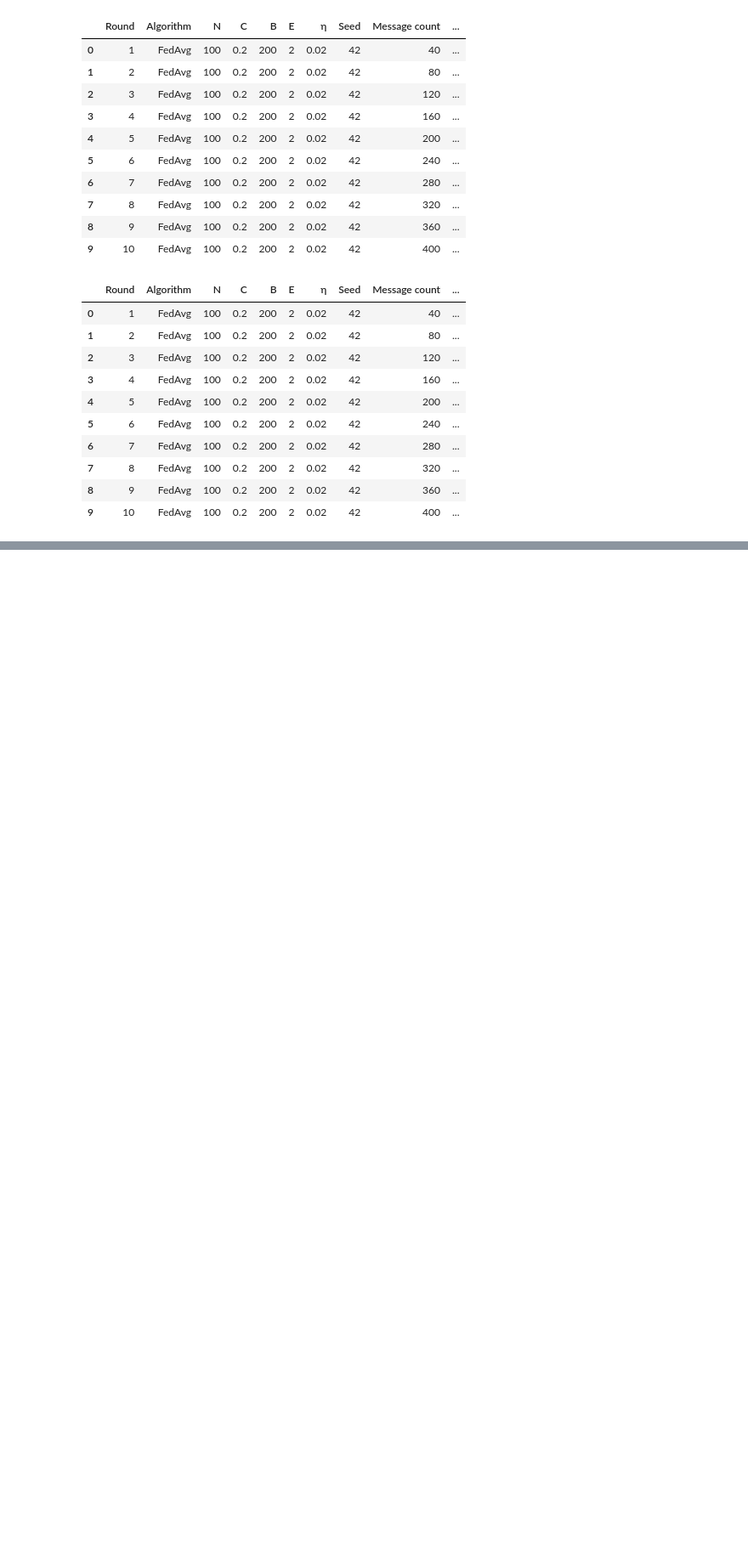
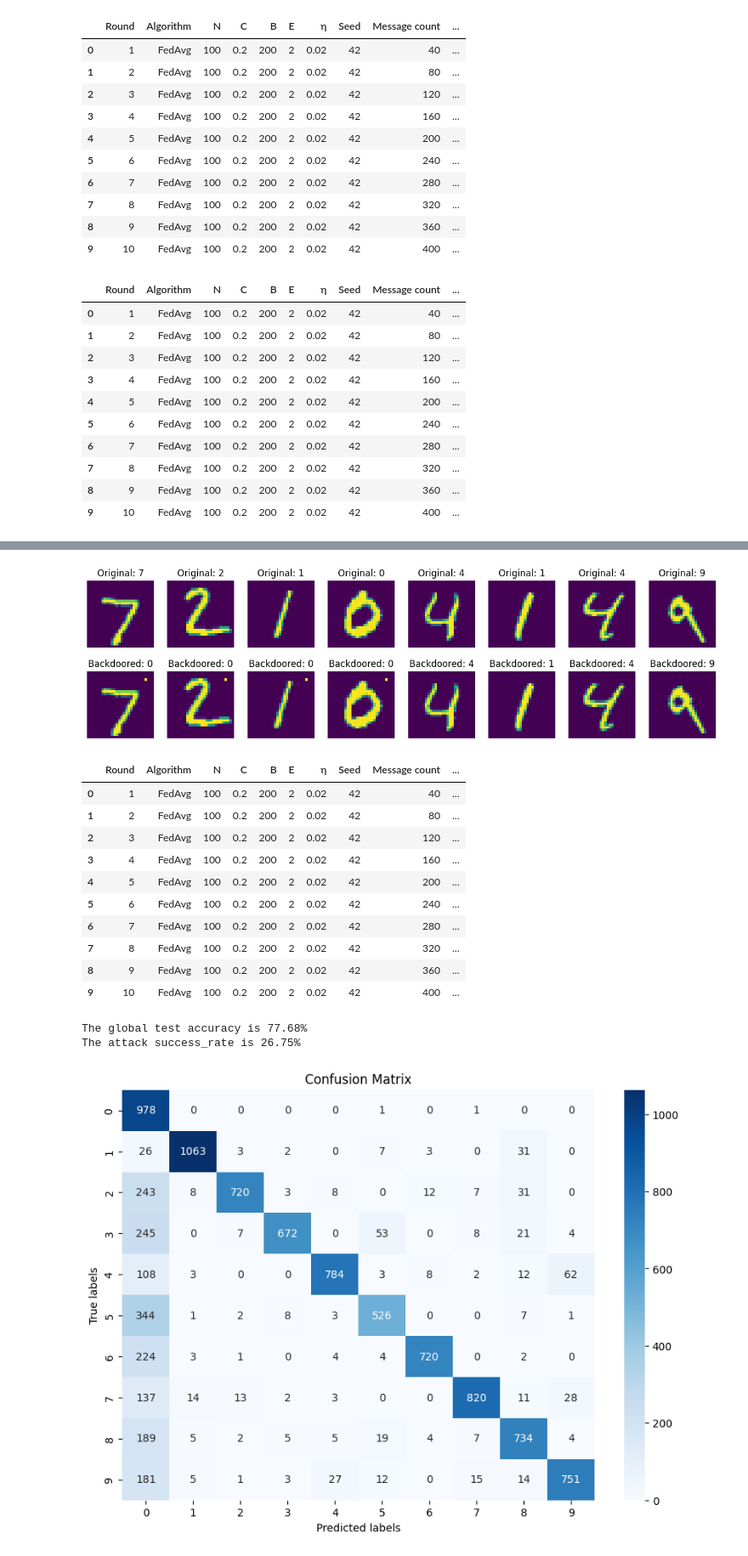
Before and after one commit to lydiaYchen/DDL24Spring, a Jupyter notebook: lab/lab-attacks.ipynb, the cells around one changed output, grey strips where cells are left out. Shown at 85% size. Saved outputs shown, nothing was run; the diff lists cells and outputs as text; code cells hidden in the pictures; blank space fills up the shorter version.

```diff
--- a/lab/lab-attacks.ipynb
+++ b/lab/lab-attacks.ipynb
@@ -1454,0 +1718,20 @@ fedavg_df_clipping
+# %%
+run_backdoor(torch.tensor([
+    [0., 1., 0.]
+]))
+# %% [output]
+[figure, added]
+|  | Round | Algorithm | N | C | B | E | η | Seed | Message count | ... |
+| 0 | 1 | FedAvg | 100 | 0.2 | 200 | 2 | 0.02 | 42 | 40 | ... |
+| 1 | 2 | FedAvg | 100 | 0.2 | 200 | 2 | 0.02 | 42 | 80 | ... |
+| 2 | 3 | FedAvg | 100 | 0.2 | 200 | 2 | 0.02 | 42 | 120 | ... |
+| 3 | 4 | FedAvg | 100 | 0.2 | 200 | 2 | 0.02 | 42 | 160 | ... |
+| 4 | 5 | FedAvg | 100 | 0.2 | 200 | 2 | 0.02 | 42 | 200 | ... |
+| 5 | 6 | FedAvg | 100 | 0.2 | 200 | 2 | 0.02 | 42 | 240 | ... |
+| 6 | 7 | FedAvg | 100 | 0.2 | 200 | 2 | 0.02 | 42 | 280 | ... |
+| 7 | 8 | FedAvg | 100 | 0.2 | 200 | 2 | 0.02 | 42 | 320 | ... |
+| 8 | 9 | FedAvg | 100 | 0.2 | 200 | 2 | 0.02 | 42 | 360 | ... |
+| 9 | 10 | FedAvg | 100 | 0.2 | 200 | 2 | 0.02 | 42 | 400 | ... |
+The global test accuracy is 77.68%
+The attack success_rate is 26.75%
+[figure, added]
```
Also changed, not shown: parts of 19 cells of this notebook, 2 other files.
